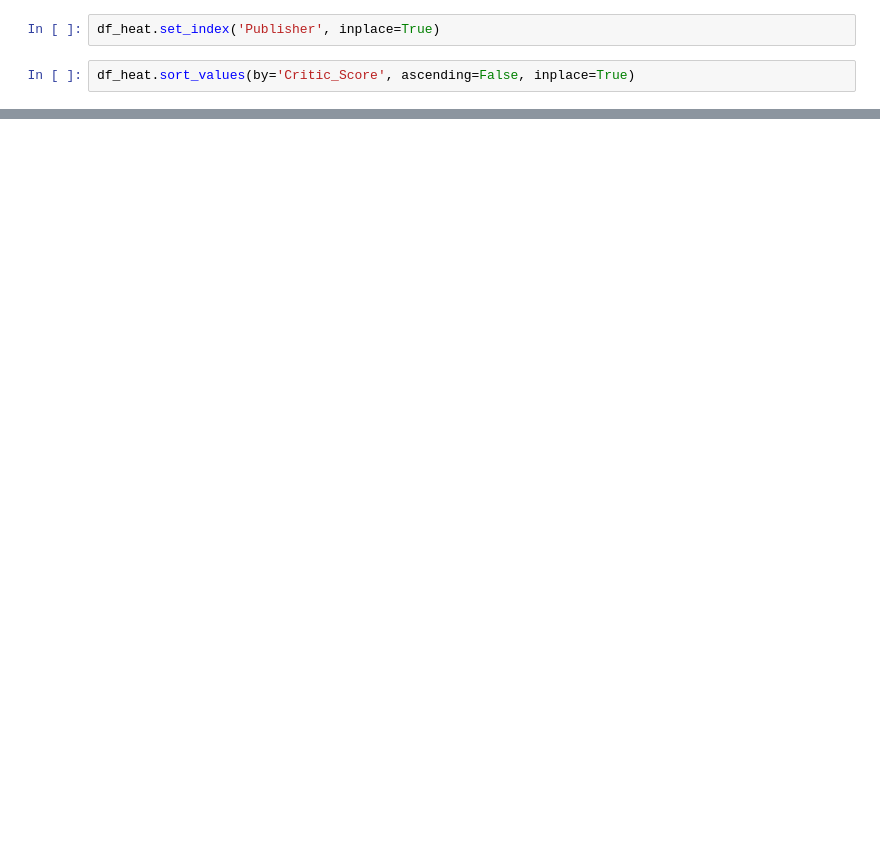
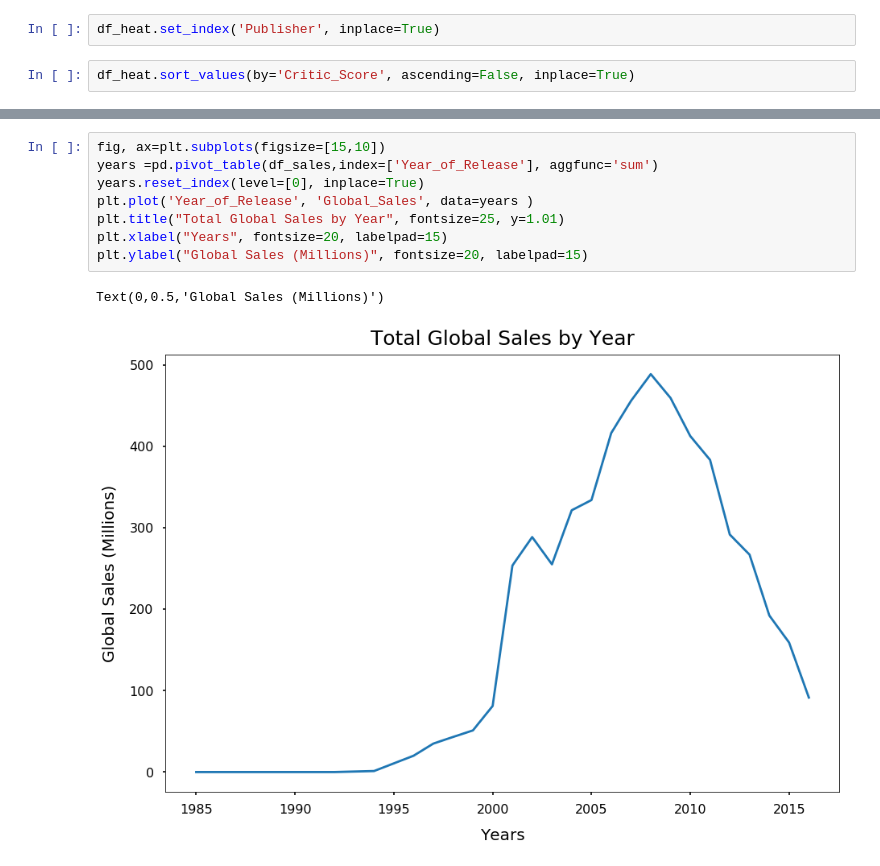
Before and after one commit to DarrellShih/Video-Game-Sales, a Jupyter notebook: VGSAles.ipynb, the cells around one changed output, grey strips where cells are left out. Cells and saved outputs as stored; diff of their text form; blank space fills up the shorter version.

```diff
--- a/VGSAles.ipynb
+++ b/VGSAles.ipynb
@@ -281,0 +296,11 @@ plt.legend(['Action', 'Shooter', 'Sports'], loc='upper left');
+# %%
+fig, ax=plt.subplots(figsize=[15,10])
+years =pd.pivot_table(df_sales,index=['Year_of_Release'], aggfunc='sum')
+years.reset_index(level=[0], inplace=True)
+plt.plot('Year_of_Release', 'Global_Sales', data=years )
+plt.title("Total Global Sales by Year", fontsize=25, y=1.01)
+plt.xlabel("Years", fontsize=20, labelpad=15)
+plt.ylabel("Global Sales (Millions)", fontsize=20, labelpad=15)
+# %% [output]
+Text(0,0.5,'Global Sales (Millions)')
+[figure, added]
```
Also changed, not shown: parts of 24 cells of this notebook.
